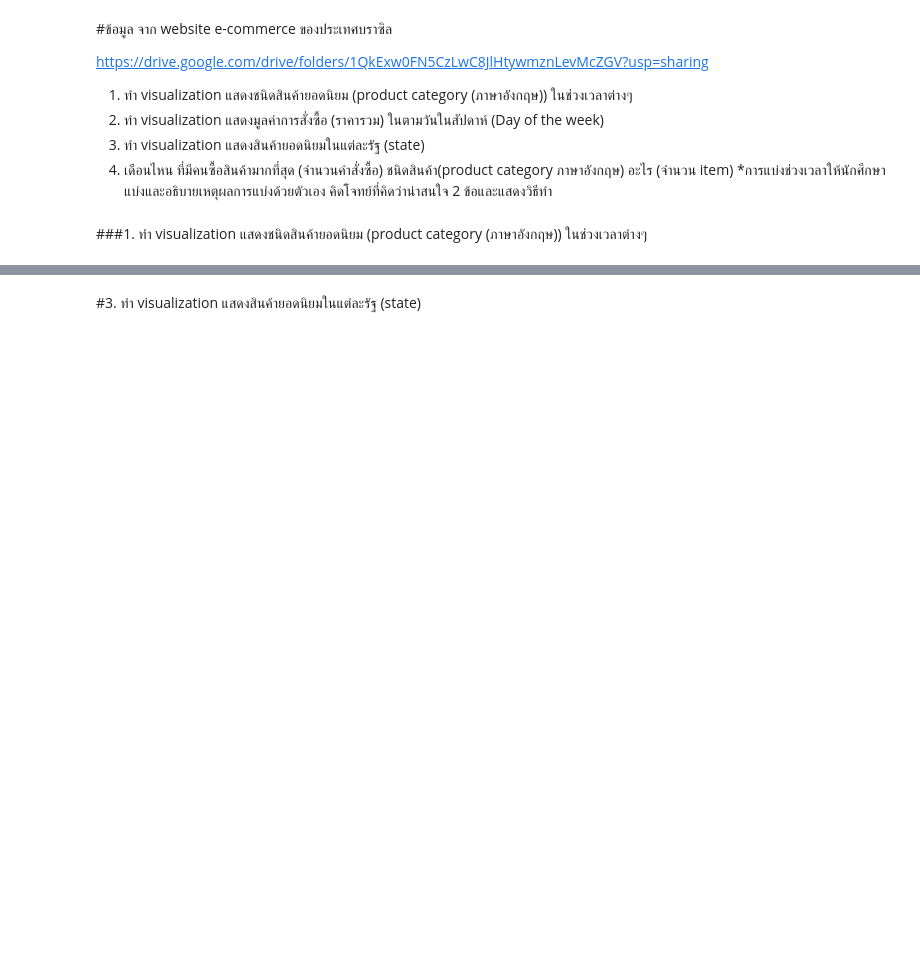
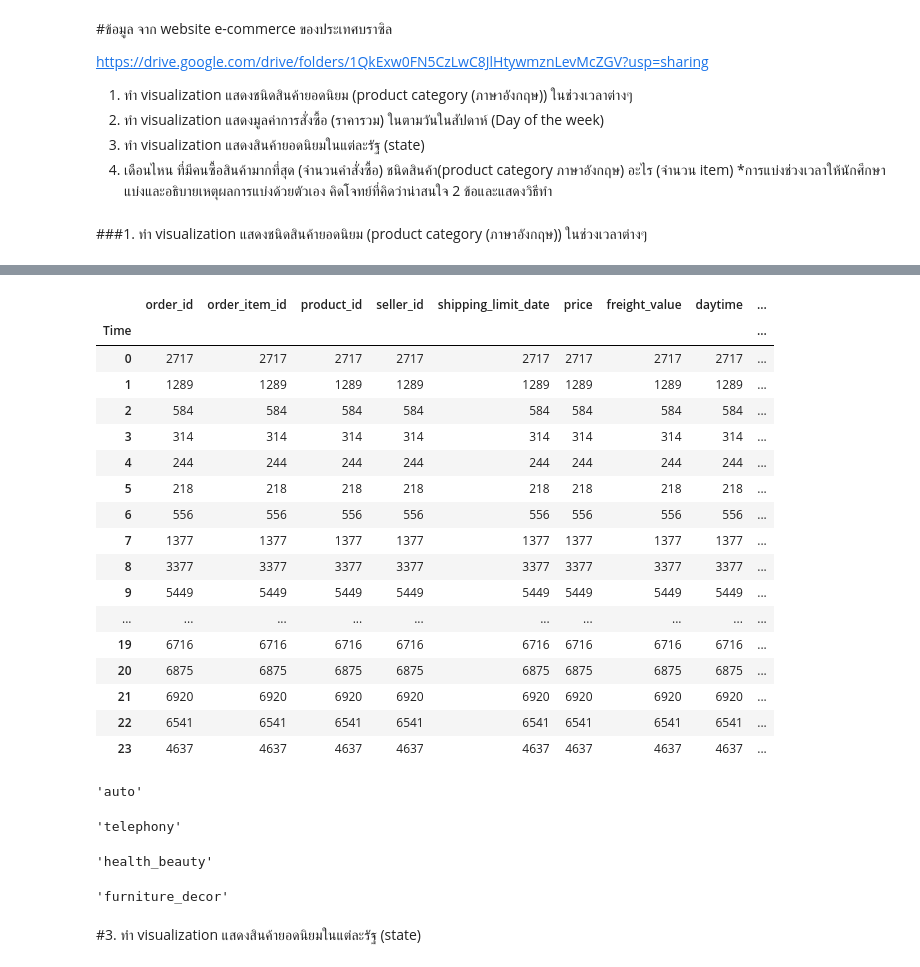
Before and after one commit to nicha0524/DPDM2021, a Jupyter notebook: Untitled6.ipynb, the cells around one changed output, grey strips where cells are left out. Cells and saved outputs as stored; diff of their text form; code cells hidden in the pictures; blank space fills up the shorter version.

```diff
--- a/Untitled6.ipynb
+++ b/Untitled6.ipynb
@@ -219,0 +273,5 @@ TypeError: ignored
+# %%
+category_name_E=category_name.dropna()
+# %%
+order_items['name_product'] = order_items ['product_id'].map(Product_d.set_index('product_id')['product_category_name']) #เชื่อมตาราง เพื่อเพิ่มข้อมูลชนิดสสินค้าลงใน คอลัม'name_product'
+order_items
@@ -219,0 +292,3 @@ TypeError: ignored
+# %%
+order_items['name_product_Eng'] = order_items ['name_product'].map(category_name_E.set_index('product_category_name')['product_category_name_english']) #เชื่อมตารางเพื่อเติมชื่อภาษาอังกฤษของสินค้า ลงใน 'name_product_Eng'
+order_items
@@ -219,0 +326,4 @@ TypeError: ignored
+# %%
+from datetime import datetime #จัดการข้อมูลเวลา
+order_items ['daytime']=pd.to_datetime(order_items ['daytime']) #จัดการข้อมูล 'daytime' ให้อยู่ในรูป Timestamp
+order_items['Time']= order_items['daytime'].dt.hour # เลือกเฉพาะเวลาในเป็นชั่วโมง แล้วเพิ่มลงใน คอลั่ม Time ที่สร้างขึ้นใหม่
@@ -220,3 +346,40 @@ TypeError: ignored
+# %%
+order_items.groupby('Time').count().sort_values(by=['Time']) #ดูเวลา
+# %% [output]
+|  | order_id | order_item_id | product_id | seller_id | shipping_limit_date | price | freight_value | daytime | ... |
+| Time |  |  |  |  |  |  |  |  | ... |
+| 0 | 2717 | 2717 | 2717 | 2717 | 2717 | 2717 | 2717 | 2717 | ... |
+| 1 | 1289 | 1289 | 1289 | 1289 | 1289 | 1289 | 1289 | 1289 | ... |
+| 2 | 584 | 584 | 584 | 584 | 584 | 584 | 584 | 584 | ... |
+| 3 | 314 | 314 | 314 | 314 | 314 | 314 | 314 | 314 | ... |
+| 4 | 244 | 244 | 244 | 244 | 244 | 244 | 244 | 244 | ... |
+| 5 | 218 | 218 | 218 | 218 | 218 | 218 | 218 | 218 | ... |
+| 6 | 556 | 556 | 556 | 556 | 556 | 556 | 556 | 556 | ... |
+| 7 | 1377 | 1377 | 1377 | 1377 | 1377 | 1377 | 1377 | 1377 | ... |
+| 8 | 3377 | 3377 | 3377 | 3377 | 3377 | 3377 | 3377 | 3377 | ... |
+| 9 | 5449 | 5449 | 5449 | 5449 | 5449 | 5449 | 5449 | 5449 | ... |
+| ... | ... | ... | ... | ... | ... | ... | ... | ... | ... |
+| 19 | 6716 | 6716 | 6716 | 6716 | 6716 | 6716 | 6716 | 6716 | ... |
+| 20 | 6875 | 6875 | 6875 | 6875 | 6875 | 6875 | 6875 | 6875 | ... |
+| 21 | 6920 | 6920 | 6920 | 6920 | 6920 | 6920 | 6920 | 6920 | ... |
+| 22 | 6541 | 6541 | 6541 | 6541 | 6541 | 6541 | 6541 | 6541 | ... |
+| 23 | 4637 | 4637 | 4637 | 4637 | 4637 | 4637 | 4637 | 4637 | ... |
+# %%
+order_items[(order_items['Time']>=6)&(order_items['Time']<=10)].sort_values(by=['order_item_id'],ascending=False).dropna().iloc[0,10] #เช้า
+# %% [output]
+'auto'
+# %%
+order_items[(order_items['Time']>=11)&(order_items['Time']<=14)].sort_values(by=['order_item_id'],ascending=False).dropna().iloc[0,10] #เที่ยง
+# %% [output]
+'telephony'
+# %%
+order_items[(order_items['Time']>=15)&(order_items['Time']<=18)].sort_values(by=['order_item_id'],ascending=False).dropna().iloc[0,10] #เย็น
+# %% [output]
+'health_beauty'
+# %%
+order_items[(order_items['Time']>=19)&(order_items['Time']<=23)].sort_values(by=['order_item_id'],ascending=False).dropna().iloc[0,10] #ช่วงค่ำ
+# %% [output]
+'furniture_decor'
 # %% [markdown]
 #3. ทำ visualization แสดงสินค้ายอดนิยมในแต่ละรัฐ (state)
 # %%
```
Also changed, not shown: parts of 20 cells of this notebook.
